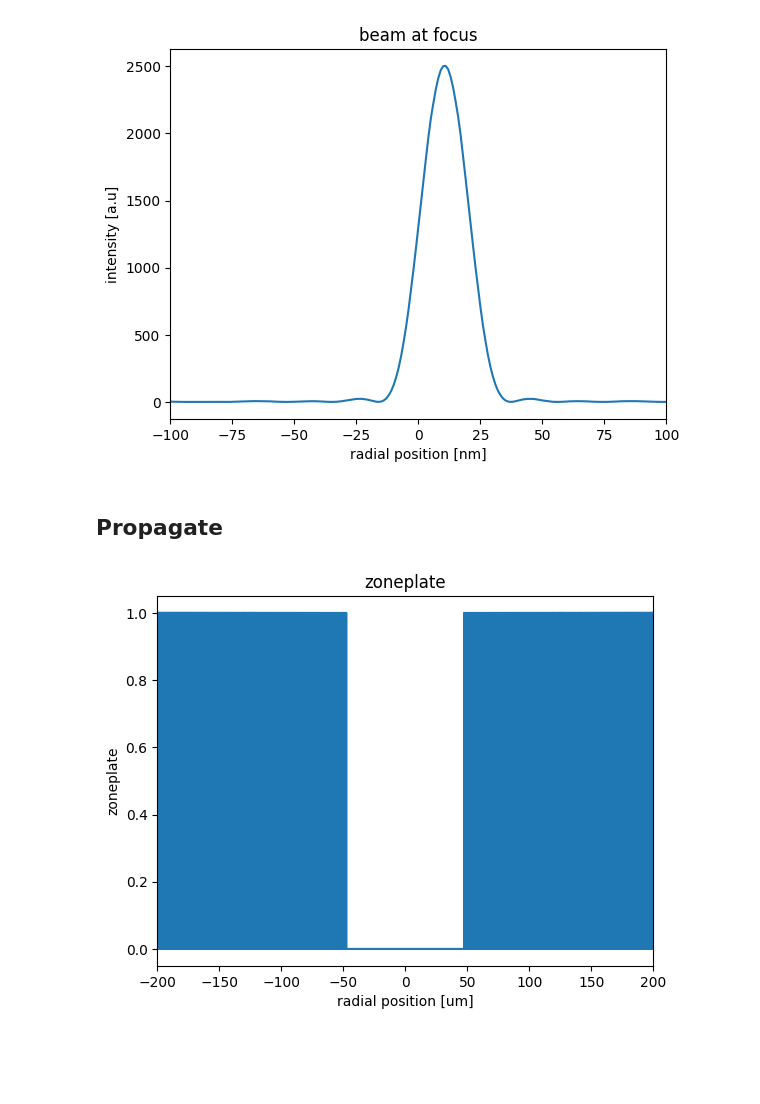
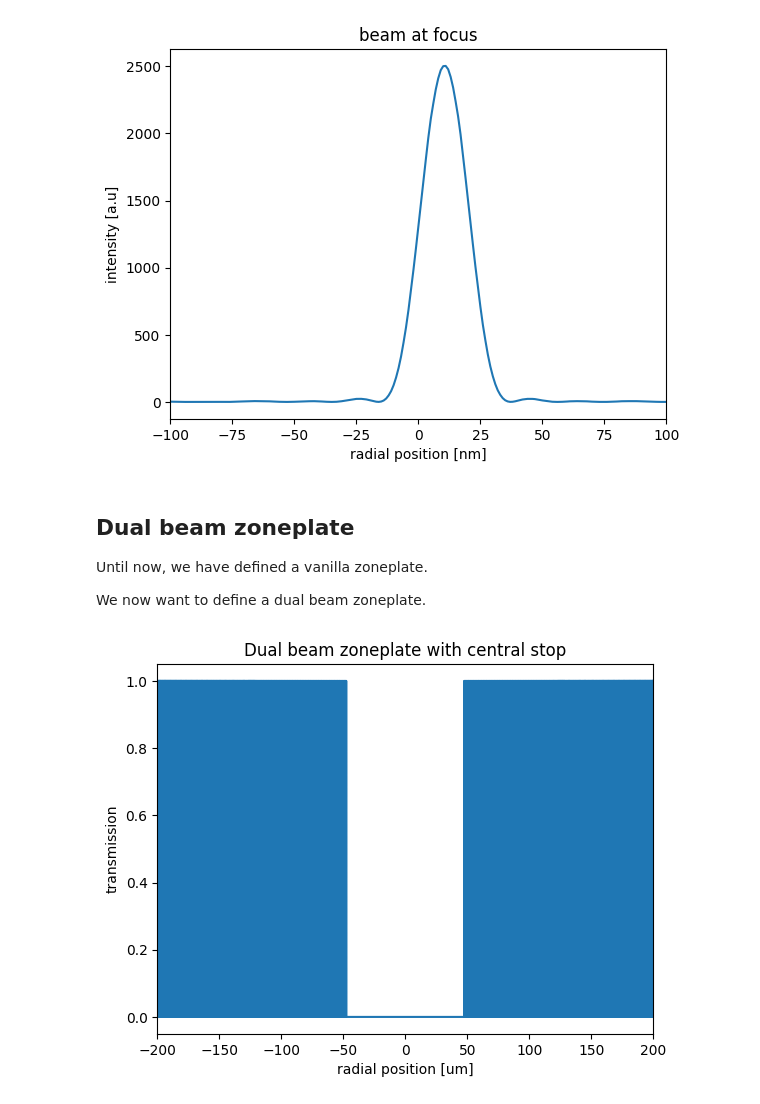
Before and after one commit to xiaoyachong/dream, a Jupyter notebook: dbz.ipynb, the cells around one changed output. Cells and saved outputs as stored; diff of their text form; code cells hidden in the pictures; blank space fills up the shorter version.

```diff
--- a/dbz.ipynb
+++ b/dbz.ipynb
@@ -84,4 +106,9 @@ plt.xlim((-100,100))
 plt.show()
 # %% [output]
 [figure]
+# %% [markdown]
+## Dual beam zoneplate
+Until now, we have defined a vanilla zoneplate.
+
+We now want to define a dual beam zoneplate.
 # %%
@@ -97,12 +131,11 @@ DBZ = np.logical_xor(ZP,grating)*np.logical_not(central_stop)
 #DZP = ZP*grating
-# %% [markdown]
-## Propagate
 # %%
+# check the zoneplate is properly defined
 plt.plot(x_m*1e6,DBZ)
 plt.xlabel('radial position [um]')
-plt.ylabel('zoneplate')
-plt.title('zoneplate')
+plt.ylabel('transmission')
+plt.title('Dual beam zoneplate with central stop')
 plt.xlim((-200,200))
 plt.show()
 # %% [output]
-[figure, old version]
+[figure, new version]
```
Also changed, not shown: parts of 21 cells of this notebook.
